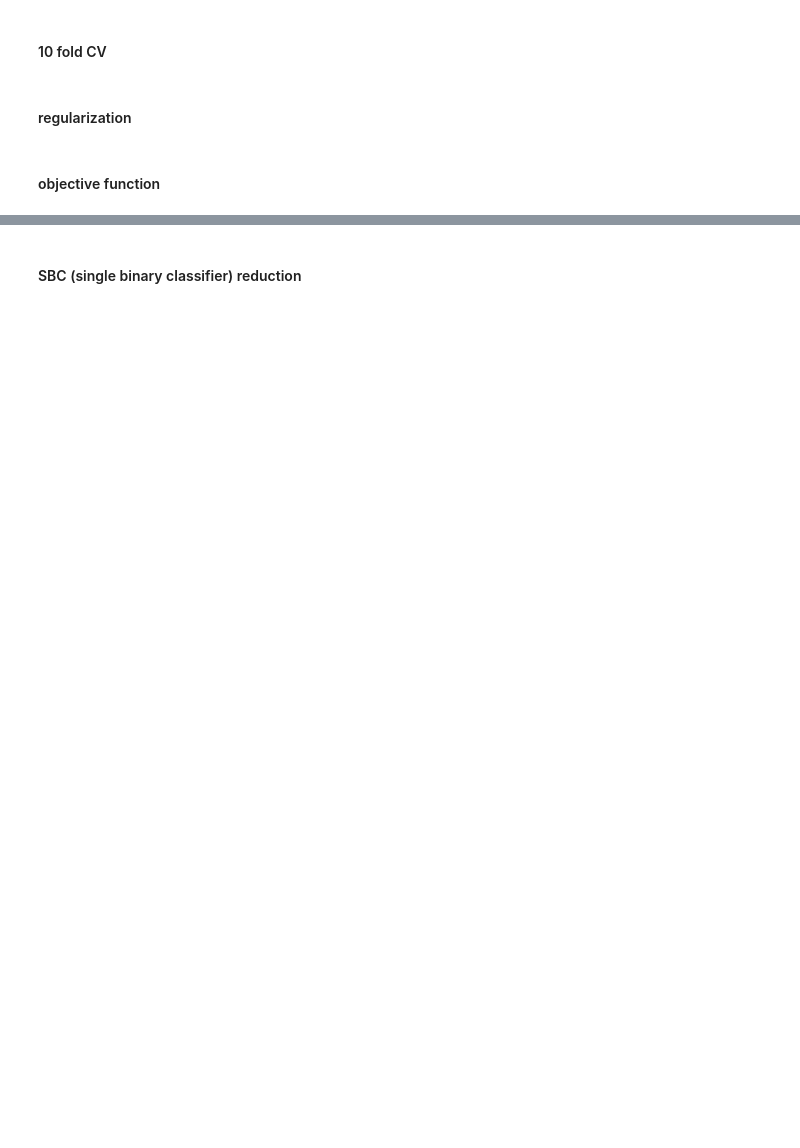
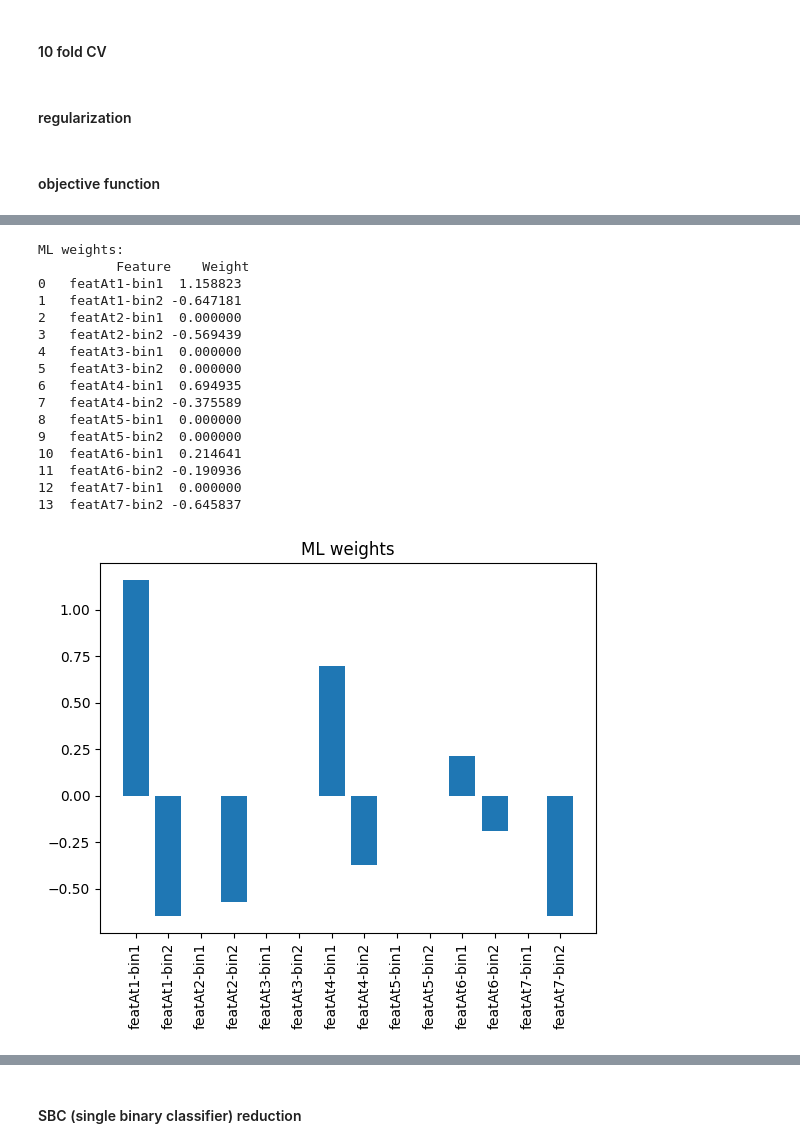
Before and after one commit to mafits/opt-ordinal-scorecards, a Jupyter notebook: diff-scorecards.ipynb, the cells around one changed output, grey strips where cells are left out. Cells and saved outputs as stored; diff of their text form; code cells hidden in the pictures; blank space fills up the shorter version.

```diff
--- a/diff-scorecards.ipynb
+++ b/diff-scorecards.ipynb
@@ -336,6 +521,38 @@ print("RSS weights:\n", weights_rss)
 # %%
 # maximum likelihood (GLM with binomial response and logit link function)
-logistic = LogisticRegression()
-weights_ml = get_weights(logistic, disc_app_X, app_y)
-print("ML weights:\n", weights_ml)
+def max_likelihood(X, y):
+    logistic = LogisticRegression()
+    logistic.solver = 'liblinear'
+    logistic.penalty = 'l1'
+    weights_ml = get_weights(logistic, X, y)
+    print("ML weights:\n", weights_ml)
+
+    # plot
+    plt.figure()
+    plt.bar(weights_ml['Feature'], weights_ml['Weight'])
+    plt.xticks(rotation=90)
+    plt.title('ML weights')
+    plt.show()
+
+    return weights_ml
+
+app_weights_ml = max_likelihood(disc_app_X, app_y)
+# %% [output]
+ML weights:
+          Feature    Weight
+0   featAt1-bin1  1.158823
+1   featAt1-bin2 -0.647181
+2   featAt2-bin1  0.000000
+3   featAt2-bin2 -0.569439
+4   featAt3-bin1  0.000000
+5   featAt3-bin2  0.000000
+6   featAt4-bin1  0.694935
+7   featAt4-bin2 -0.375589
+8   featAt5-bin1  0.000000
+9   featAt5-bin2  0.000000
+10  featAt6-bin1  0.214641
+11  featAt6-bin2 -0.190936
+12  featAt7-bin1  0.000000
+13  featAt7-bin2 -0.645837
+[figure, added]
 # %%
```
Also changed, not shown: parts of 37 cells of this notebook, 1 other file.
